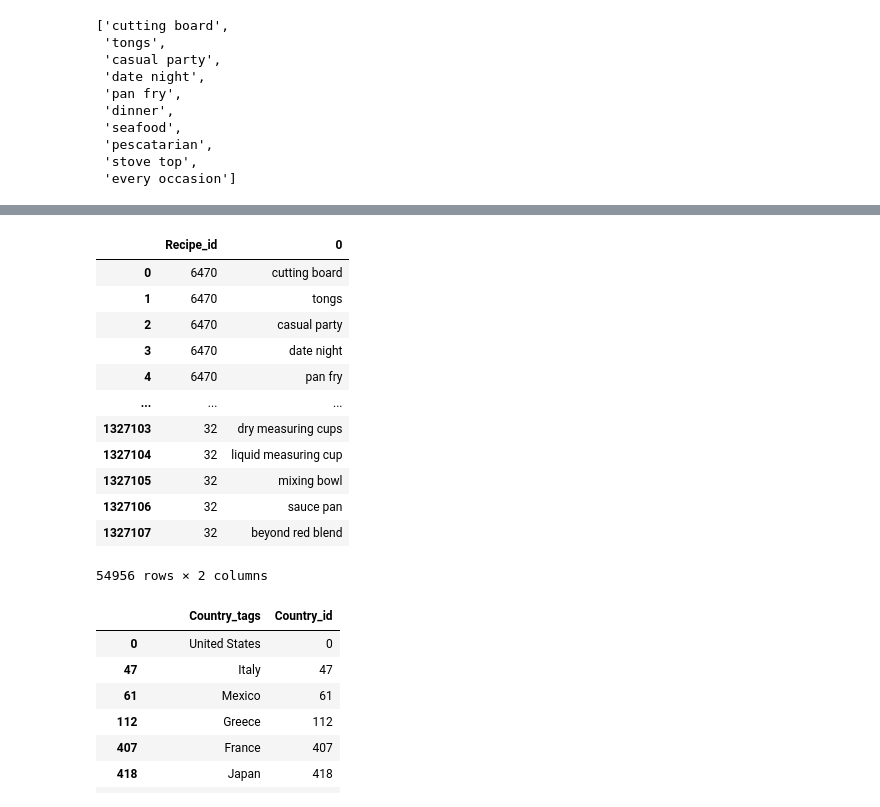
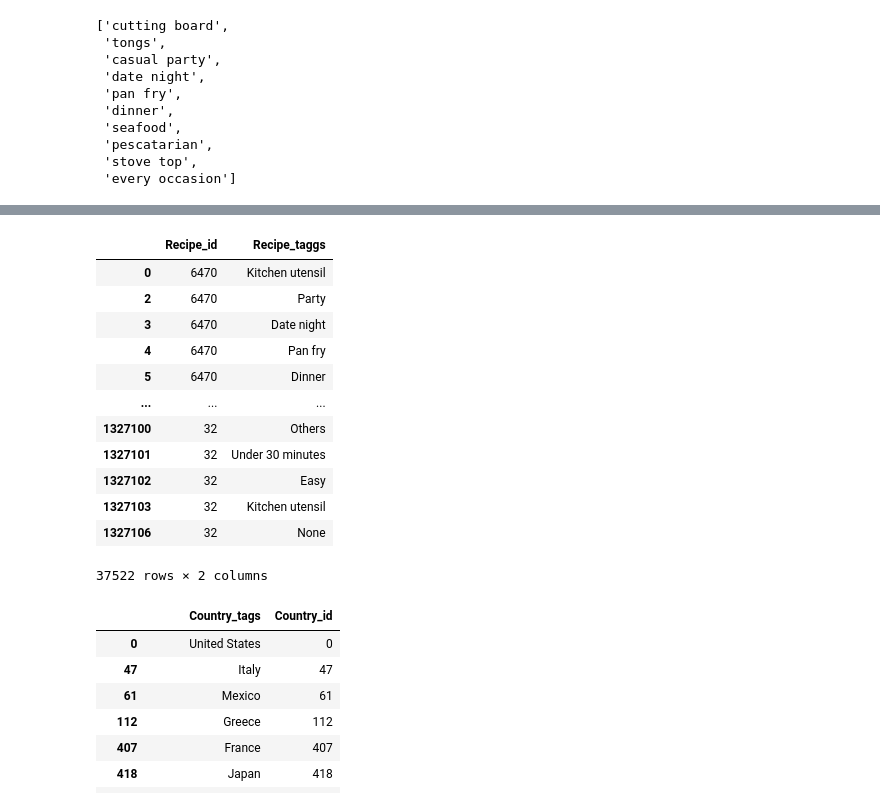
Before and after one commit to AndresCBF/IronHack, a Jupyter notebook: Projetos/ETL Tasty/Appi Tasty.ipynb, the cells around one changed output, grey strips where cells are left out. Drawn from its saved outputs; the diff is of its cells as text; code cells hidden in the pictures.

```diff
--- a/Projetos/ETL Tasty/Appi Tasty.ipynb
+++ b/Projetos/ETL Tasty/Appi Tasty.ipynb
@@ -518,6 +599,8 @@ tagg_recepies= pd.DataFrame({
         col:np.repeat(tags[col].values, tags[lst_col].str.len())
         for col in tags.columns.difference([lst_col])
     }).assign(**{lst_col:np.concatenate(tags[lst_col].values)})[tags.columns.tolist()]
-tagg_recepies = tagg_recepies.drop_duplicates()
-tagg_recepies.keys()
+tagg_recepies['Recipe_taggs'] = tagg_recepies['Recipe_tags'].apply(taggs)
+tagg_recepies=tagg_recepies.drop('Recipe_tags', axis=1)
+tagg_recepies =tagg_recepies.drop_duplicates()
+tagg_recepies['Recipe_taggs'].unique()
 # %% [output]
@@ -525,20 +624,17 @@ Index(['Recipe_id', 'Recipe_tags'], dtype='object')
 # %%
-tags = df_recepies[['Recipe_id','Recipe_tags']]
-tags = tags.set_index('Recipe_id').Recipe_tags.apply(pd.Series).stack().reset_index(level=-1, drop=True).reset_index()
-tags = tags.drop_duplicates()
-tags
+tagg_recepies
 # %% [output]
-|  | Recipe_id | 0 |
-| 0 | 6470 | cutting board |
-| 1 | 6470 | tongs |
-| 2 | 6470 | casual party |
-| 3 | 6470 | date night |
-| 4 | 6470 | pan fry |
+|  | Recipe_id | Recipe_taggs |
+| 0 | 6470 | Kitchen utensil |
+| 2 | 6470 | Party |
+| 3 | 6470 | Date night |
+| 4 | 6470 | Pan fry |
+| 5 | 6470 | Dinner |
 | ... | ... | ... |
-| 1327103 | 32 | dry measuring cups |
-| 1327104 | 32 | liquid measuring cup |
-| 1327105 | 32 | mixing bowl |
-| 1327106 | 32 | sauce pan |
-| 1327107 | 32 | beyond red blend |
+| 1327100 | 32 | Others |
+| 1327101 | 32 | Under 30 minutes |
+| 1327102 | 32 | Easy |
+| 1327103 | 32 | Kitchen utensil |
+| 1327106 | 32 | None |
-54956 rows × 2 columns
+37522 rows × 2 columns
 # %%
```
Also changed, not shown: parts of 4 cells of this notebook, 1 other file.
